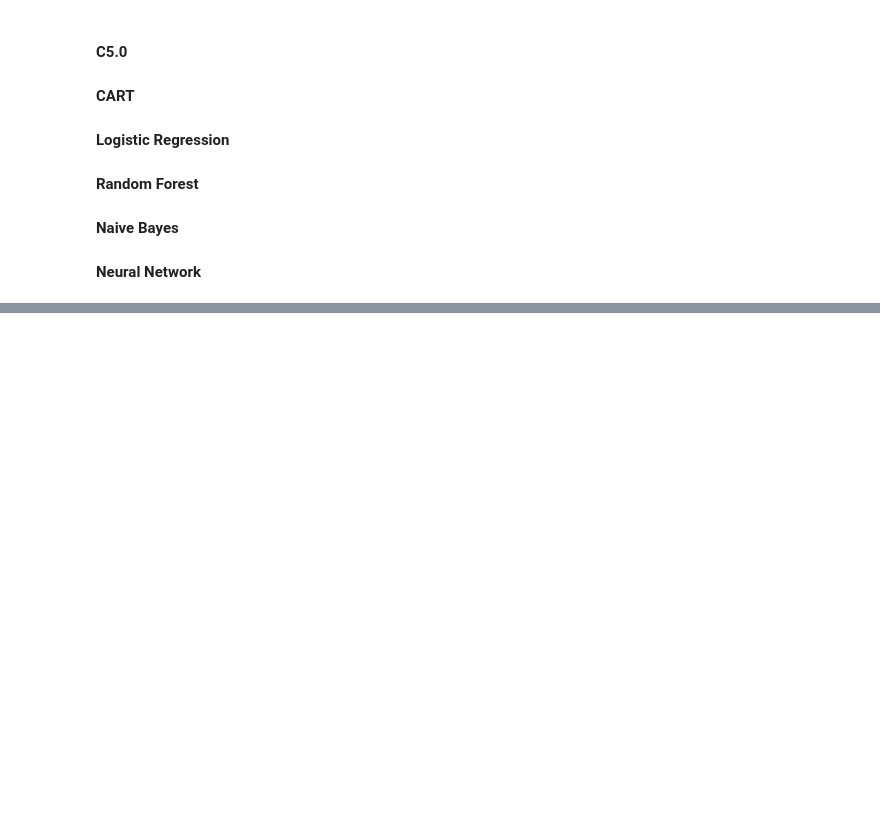
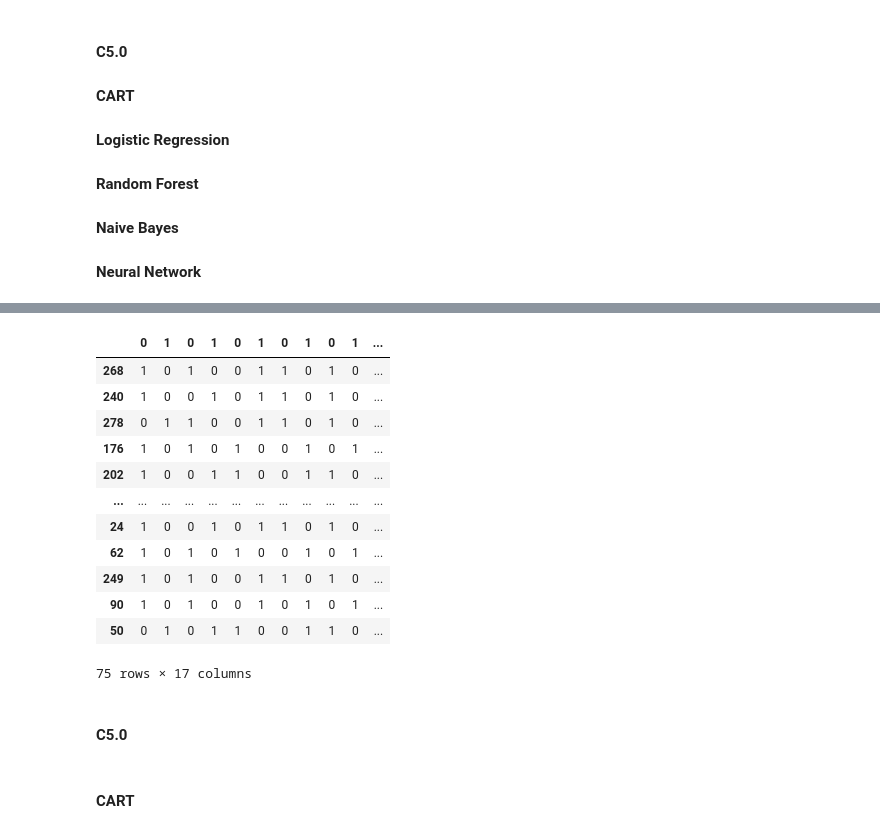
Before and after one commit to seantorres/ADS502FinalProject, a Jupyter notebook: ADS502_Final_Project.ipynb, the cells around one changed output, grey strips where cells are left out. Saved outputs shown, nothing was run; the diff lists cells and outputs as text; code cells hidden in the pictures; blank space fills up the shorter version.

```diff
--- a/ADS502_Final_Project.ipynb
+++ b/ADS502_Final_Project.ipynb
@@ -464,0 +507,41 @@ This shows the proportion of target variable is 24% (death events), no resamplin
+# %%
+#preparing variables of test dataset for building model
+
+
+Y_test = heart_test[['DEATH_EVENT']]
+
+#all categorical variables from thr dataframe
+cat_x_test = heart_test[['anaemia', 'high_blood_pressure', 'diabetes','sex', 'smoking']]
+
+#continous variable from the data
+con_x_test= heart_test[['creatinine_phosphokinase','ejection_fraction','platelets', 'serum_creatinine','serum_sodium', 'age', 'time']]
+
+#dataframe to include dummy variables
+x_test_processed = pd.DataFrame()
+
+for var in cat_x_test.columns:
+    dummies_test = pd.get_dummies(cat_x_test[var])
+    x_test_processed = pd.concat([x_test_processed, dummies_test], axis=1)
+
+#adding continous variable to new processed dataframe
+x_test_processed = pd.concat([x_test_processed, con_x_test], axis=1)
+x_test_processed
+# %% [output]
+|  | 0 | 1 | 0 | 1 | 0 | 1 | 0 | 1 | 0 | 1 | ... |
+| 268 | 1 | 0 | 1 | 0 | 0 | 1 | 1 | 0 | 1 | 0 | ... |
+| 240 | 1 | 0 | 0 | 1 | 0 | 1 | 1 | 0 | 1 | 0 | ... |
+| 278 | 0 | 1 | 1 | 0 | 0 | 1 | 1 | 0 | 1 | 0 | ... |
+| 176 | 1 | 0 | 1 | 0 | 1 | 0 | 0 | 1 | 0 | 1 | ... |
+| 202 | 1 | 0 | 0 | 1 | 1 | 0 | 0 | 1 | 1 | 0 | ... |
+| ... | ... | ... | ... | ... | ... | ... | ... | ... | ... | ... | ... |
+| 24 | 1 | 0 | 0 | 1 | 0 | 1 | 1 | 0 | 1 | 0 | ... |
+| 62 | 1 | 0 | 1 | 0 | 1 | 0 | 0 | 1 | 0 | 1 | ... |
+| 249 | 1 | 0 | 1 | 0 | 0 | 1 | 1 | 0 | 1 | 0 | ... |
+| 90 | 1 | 0 | 1 | 0 | 0 | 1 | 0 | 1 | 0 | 1 | ... |
+| 50 | 0 | 1 | 0 | 1 | 1 | 0 | 0 | 1 | 1 | 0 | ... |
+75 rows × 17 columns
+# %% [markdown]
+
+
+
+#### C5.0
@@ -464,0 +568,4 @@ This shows the proportion of target variable is 24% (death events), no resamplin
+# %% [markdown]
+
+
+#### CART
```
Also changed, not shown: parts of 21 cells of this notebook.
